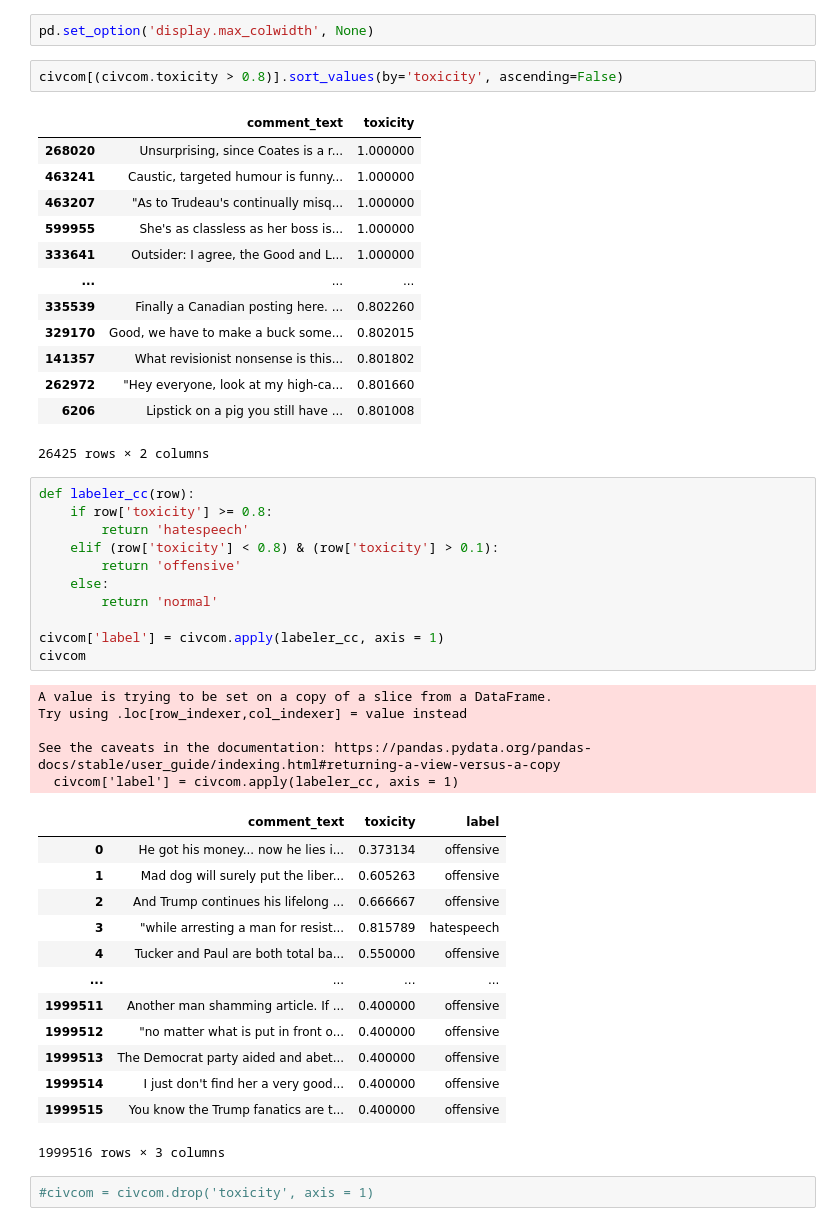
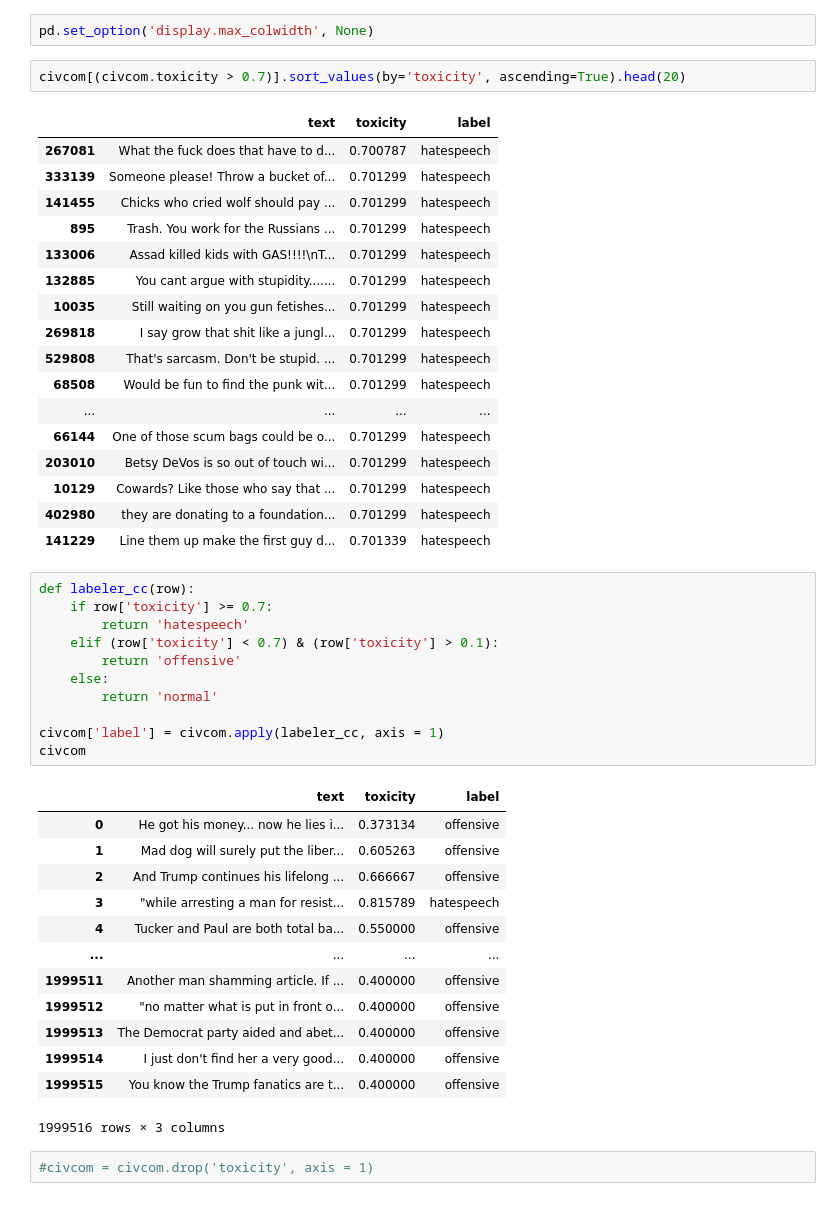
Before and after one commit to svtsv01/2024_TikTokTechJam--blin--project, a Jupyter notebook: datasets_preparation.ipynb, the cells around one changed output. Saved outputs shown, nothing was run; the diff lists cells and outputs as text.

```diff
--- a/datasets_preparation.ipynb
+++ b/datasets_preparation.ipynb
@@ -85,26 +63,30 @@ civcom = civcom[['comment_text', 'toxicity']]
 # %%
 pd.set_option('display.max_colwidth', None)
 # %%
-civcom[(civcom.toxicity > 0.8)].sort_values(by='toxicity', ascending=False)
+civcom[(civcom.toxicity > 0.7)].sort_values(by='toxicity', ascending=True).head(20)
 # %% [output]
-|  | comment_text | toxicity |
-| 268020 | Unsurprising, since Coates is a r... | 1.000000 |
-| 463241 | Caustic, targeted humour is funny... | 1.000000 |
-| 463207 | "As to Trudeau's continually misq... | 1.000000 |
-| 599955 | She's as classless as her boss is... | 1.000000 |
-| 333641 | Outsider: I agree, the Good and L... | 1.000000 |
-| ... | ... | ... |
-| 335539 | Finally a Canadian posting here. ... | 0.802260 |
-| 329170 | Good, we have to make a buck some... | 0.802015 |
-| 141357 | What revisionist nonsense is this... | 0.801802 |
-| 262972 | "Hey everyone, look at my high-ca... | 0.801660 |
-| 6206 | Lipstick on a pig you still have ... | 0.801008 |
+|  | text | toxicity | label |
+| 267081 | What the fuck does that have to d... | 0.700787 | hatespeech |
+| 333139 | Someone please! Throw a bucket of... | 0.701299 | hatespeech |
+| 141455 | Chicks who cried wolf should pay ... | 0.701299 | hatespeech |
+| 895 | Trash. You work for the Russians ... | 0.701299 | hatespeech |
+| 133006 | Assad killed kids with GAS!!!!\nT... | 0.701299 | hatespeech |
+| 132885 | You cant argue with stupidity....... | 0.701299 | hatespeech |
+| 10035 | Still waiting on you gun fetishes... | 0.701299 | hatespeech |
+| 269818 | I say grow that shit like a jungl... | 0.701299 | hatespeech |
+| 529808 | That's sarcasm. Don't be stupid. ... | 0.701299 | hatespeech |
+| 68508 | Would be fun to find the punk wit... | 0.701299 | hatespeech |
+| ... | ... | ... | ... |
+| 66144 | One of those scum bags could be o... | 0.701299 | hatespeech |
+| 203010 | Betsy DeVos is so out of touch wi... | 0.701299 | hatespeech |
+| 10129 | Cowards? Like those who say that ... | 0.701299 | hatespeech |
+| 402980 | they are donating to a foundation... | 0.701299 | hatespeech |
+| 141229 | Line them up make the first guy d... | 0.701339 | hatespeech |
-26425 rows × 2 columns
 # %%
 def labeler_cc(row):
-    if row['toxicity'] >= 0.8:
+    if row['toxicity'] >= 0.7:
         return 'hatespeech'
-    elif (row['toxicity'] < 0.8) & (row['toxicity'] > 0.1):
+    elif (row['toxicity'] < 0.7) & (row['toxicity'] > 0.1):
         return 'offensive'
     else:
         return 'normal'
@@ -112,24 +94,19 @@ def labeler_cc(row):
 civcom['label'] = civcom.apply(labeler_cc, axis = 1)
 civcom
 # %% [output]
+|  | text | toxicity | label |
+| 0 | He got his money... now he lies i... | 0.373134 | offensive |
+| 1 | Mad dog will surely put the liber... | 0.605263 | offensive |
+| 2 | And Trump continues his lifelong ... | 0.666667 | offensive |
+| 3 | "while arresting a man for resist... | 0.815789 | hatespeech |
+| 4 | Tucker and Paul are both total ba... | 0.550000 | offensive |
+| ... | ... | ... | ... |
+| 1999511 | Another man shamming article. If ... | 0.400000 | offensive |
+| 1999512 | "no matter what is put in front o... | 0.400000 | offensive |
+| 1999513 | The Democrat party aided and abet... | 0.400000 | offensive |
+| 1999514 | I just don't find her a very good... | 0.400000 | offensive |
+| 1999515 | You know the Trump fanatics are t... | 0.400000 | offensive |
-A value is trying to be set on a copy of a slice from a DataFrame.
-Try using .loc[row_indexer,col_indexer] = value instead
-
-See the caveats in the documentation: https://pandas.pydata.org/pandas-docs/stable/user_guide/indexing.html#returning-a-view-versus-a-copy
-  civcom['label'] = civcom.apply(labeler_cc, axis = 1)
+1999516 rows × 3 columns
-|  | comment_text | toxicity | label |
-| 0 | He got his money... now he lies i... | 0.373134 | offensive |
-| 1 | Mad dog will surely put the liber... | 0.605263 | offensive |
-| 2 | And Trump continues his lifelong ... | 0.666667 | offensive |
-| 3 | "while arresting a man for resist... | 0.815789 | hatespeech |
-| 4 | Tucker and Paul are both total ba... | 0.550000 | offensive |
-| ... | ... | ... | ... |
-| 1999511 | Another man shamming article. If ... | 0.400000 | offensive |
-| 1999512 | "no matter what is put in front o... | 0.400000 | offensive |
-| 1999513 | The Democrat party aided and abet... | 0.400000 | offensive |
-| 1999514 | I just don't find her a very good... | 0.400000 | offensive |
-| 1999515 | You know the Trump fanatics are t... | 0.400000 | offensive |
-1999516 rows × 3 columns
 # %%
 #civcom = civcom.drop('toxicity', axis = 1)
 # %%
```
Also changed, not shown: parts of 5 cells of this notebook.
